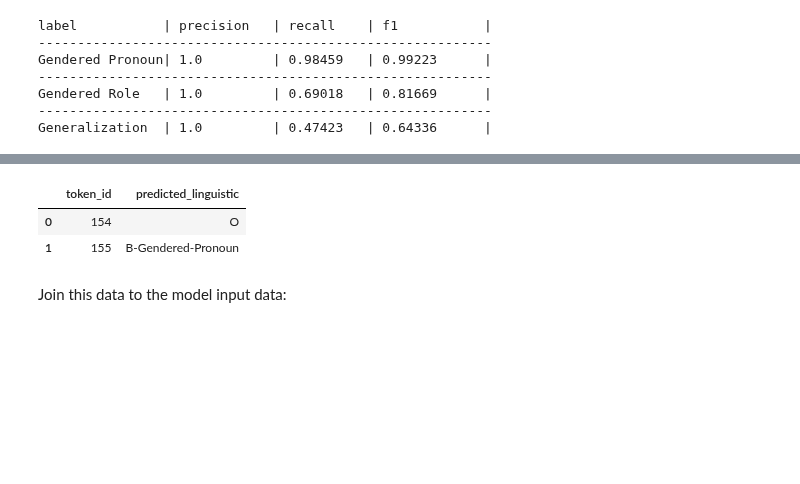
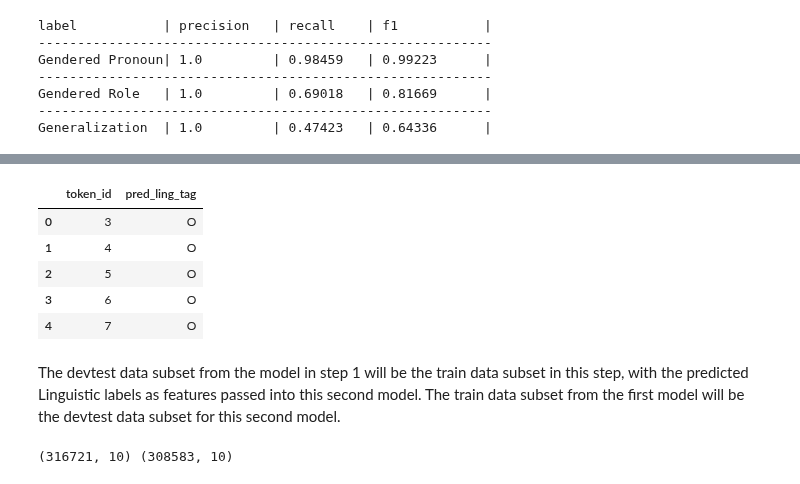
Before and after one commit to thegoose20/gender-bias, a Jupyter notebook: token_classification/Experiment1.ipynb, the cells around one changed output, grey strips where cells are left out. Cells and saved outputs as stored; diff of their text form; code cells hidden in the pictures; blank space fills up the shorter version.

Commit message:
Ran first 2 models of experiment 2

```diff
--- a/token_classification/Experiment1.ipynb
+++ b/token_classification/Experiment1.ipynb
@@ -84,0 +212,17 @@ Generalization  | 1.0         | 0.47423   | 0.64336      |
+# %%
+exp_df = dev_data.explode(["tag"])
+exp_df = exp_df.rename(columns={"tag":"expected_tag"})
+# exp_df.head()
+# %%
+eval_df = utils.makeEvaluationDataFrame(
+    exp_df,
+    pred_df,
+    ["sentence_id", "token_id", "token", "pos", "expected_tag"],   # left on
+    ["sentence_id", "token_id", "token", "pos", "predicted_tag"],  # right on
+    ["sentence_id", "token_id", "token", "pos", "expected_tag", "predicted_tag", "_merge"],  # final column list
+    "expected_tag",
+    "predicted_tag",
+    "token_id",  # ID column
+    "O"          # No tag value
+)
+eval_df.head()
@@ -84,0 +274,12 @@ Generalization  | 1.0         | 0.47423   | 0.64336      |
+# %%
+loose_eval_df = eval_df.copy()
+for label,tags in ling_label_tags.items():
+    for tag in tags:
+        loose_eval_df["expected_tag"] = loose_eval_df["expected_tag"].replace(to_replace=tag, value=label)
+        loose_eval_df["predicted_tag"] = loose_eval_df["predicted_tag"].replace(to_replace=tag, value=label)
+# loose_eval_df.head()
+# %%
+loose_eval_df = loose_eval_df.fillna("O")
+loose_eval_df = loose_eval_df.drop(columns=["_merge"])
+loose_eval_df = utils.compareExpectedPredicted(loose_eval_df, "_merge", "O")
+loose_eval_df.head()
@@ -85,10 +322,20 @@ Generalization  | 1.0         | 0.47423   | 0.64336      |
 # %%
-ling_pred_features = linguistic_features[["token_id", "predicted_tag"]]
-ling_pred_features = ling_pred_features.rename(columns={"predicted_tag":"predicted_linguistic"})
-ling_pred_features.head(2)
+train_ling_features = loose_eval_df[["token_id", "predicted_tag"]]
+train_ling_features = train_ling_features.rename(columns={"predicted_tag":"pred_ling_tag"})
+train_ling_features.head()
 # %% [output]
-|  | token_id | predicted_linguistic |
-| 0 | 154 | O |
-| 1 | 155 | B-Gendered-Pronoun |
+|  | token_id | pred_ling_tag |
+| 0 | 3 | O |
+| 1 | 4 | O |
+| 2 | 5 | O |
+| 3 | 6 | O |
+| 4 | 7 | O |
-# %% [markdown]
-Join this data to the model input data:
+# %% [markdown]
+The devtest data subset from the model in step 1 will be the train data subset in this step, with the predicted Linguistic labels as features passed into this second model.  The train data subset from the first model will be the devtest data subset for this second model.
+# %%
+train_df = pd.read_csv(config.tokc_path+"experiment_input/token_validate.csv", index_col=0)
+dev_df =  pd.read_csv(config.tokc_path+"experiment_input/token_train.csv", index_col=0)
+perso_train, perso_dev = utils.selectDataForLabels(train_df, dev_df, "tag", pers_o_label_subset)
+print(perso_train.shape, perso_dev.shape)
+# %% [output]
+(316721, 10) (308583, 10)
```
Also changed, not shown: parts of 74 cells of this notebook, 2 other files.
